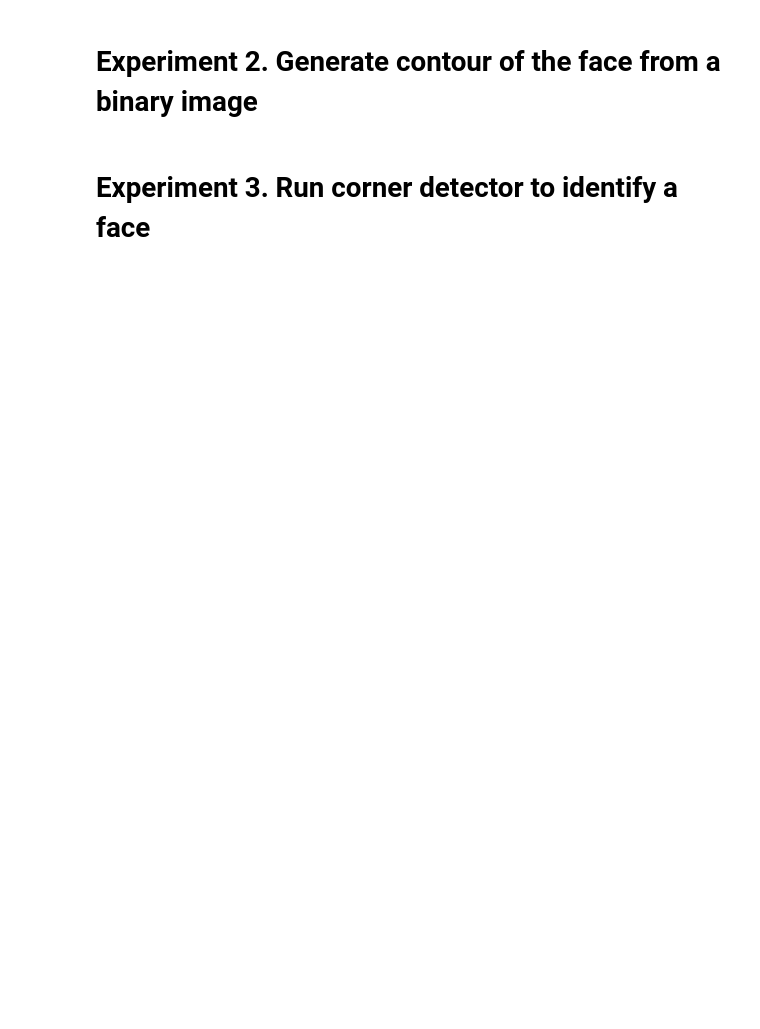
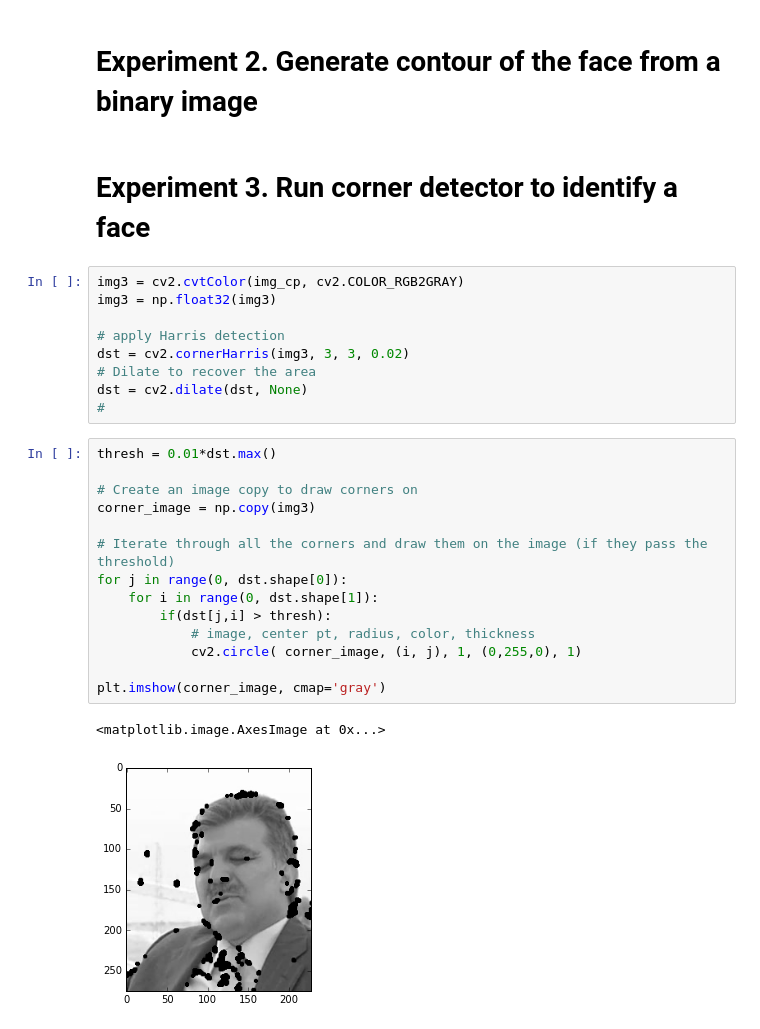
Before and after one commit to lkforward/cv_gym, a Jupyter notebook: [test]_face_boundary.ipynb, the cells around one changed output. Saved outputs shown, nothing was run; the diff lists cells and outputs as text; blank space fills up the shorter version.

Commit message:
Add files via upload
Add a Harris corner detector to try to find the boundary.

```diff
--- a/[test]_face_boundary.ipynb
+++ b/[test]_face_boundary.ipynb
@@ -86,3 +87,29 @@ plt.imshow(img_masked)
 # Experiment 2. Generate contour of the face from a binary image
 # %% [markdown]
 # Experiment 3. Run corner detector to identify a face
+# %%
+img3 = cv2.cvtColor(img_cp, cv2.COLOR_RGB2GRAY)
+img3 = np.float32(img3)
+
+# apply Harris detection
+dst = cv2.cornerHarris(img3, 3, 3, 0.02)
+# Dilate to recover the area
+dst = cv2.dilate(dst, None)
+#
+# %%
+thresh = 0.01*dst.max()
+
+# Create an image copy to draw corners on
+corner_image = np.copy(img3)
+
+# Iterate through all the corners and draw them on the image (if they pass the threshold)
+for j in range(0, dst.shape[0]):
+    for i in range(0, dst.shape[1]):
+        if(dst[j,i] > thresh):
+            # image, center pt, radius, color, thickness
+            cv2.circle( corner_image, (i, j), 1, (0,255,0), 1)
+
+plt.imshow(corner_image, cmap='gray')
+# %% [output]
+<matplotlib.image.AxesImage at 0x...>
+[figure, added]
```
Also changed, not shown: parts of 4 cells of this notebook.
